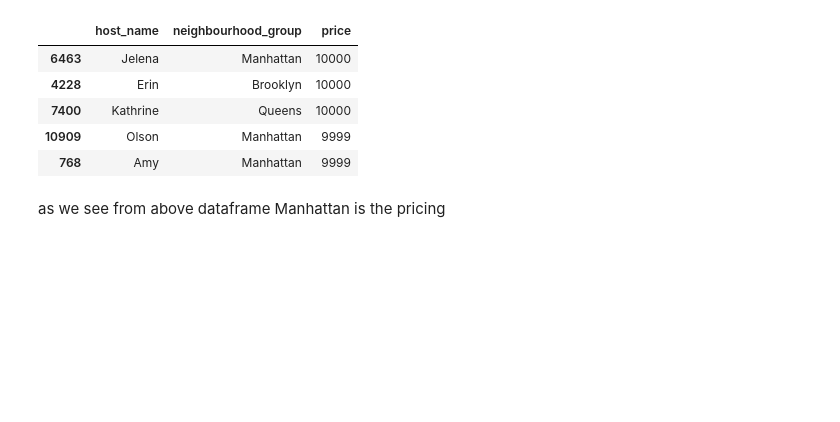
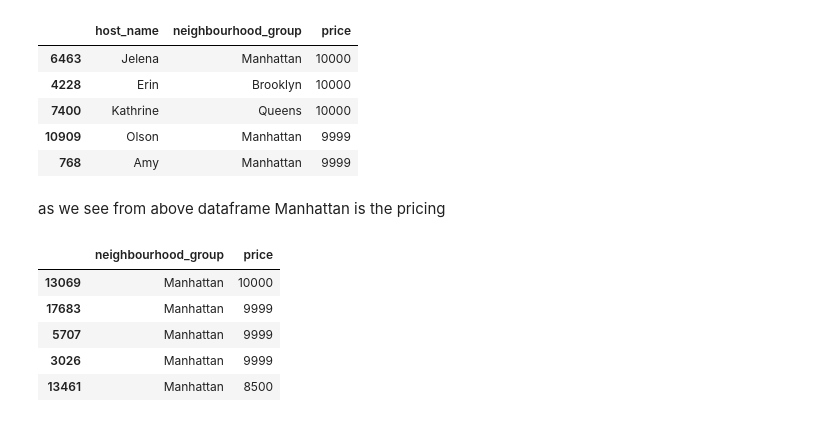
Before and after one commit to likithkumar03/Airbnb-Booking-Analysis, a Jupyter notebook: A_Likith_kumar_Airbnb_Bookings_Analysis_Capstone_Project.ipynb, the cells around one changed output. Cells and saved outputs as stored; diff of their text form; code cells hidden in the pictures; blank space fills up the shorter version.

```diff
--- a/A_Likith_kumar_Airbnb_Bookings_Analysis_Capstone_Project.ipynb
+++ b/A_Likith_kumar_Airbnb_Bookings_Analysis_Capstone_Project.ipynb
@@ -166,0 +156,17 @@ Manhattan
+# %%
+# Extracting info of manhattan from the above table
+Manhattan_data = new_non_null_df[new_non_null_df['neighbourhood_group'] =='Manhattan'].reset_index()
+Manhattan_data.tail(5)
+# %%
+
+#Sorting the prices in Manhattan by neighbourhooh_group
+Manhattan_price = Manhattan_data[['neighbourhood_group','price']].sort_values(by = '',ascending=False)
+Manhattan_price.head(5)
+#Manhattan_price.tail(5)
+# %% [output]
+|  | neighbourhood_group | price |
+| 13069 | Manhattan | 10000 |
+| 17683 | Manhattan | 9999 |
+| 5707 | Manhattan | 9999 |
+| 3026 | Manhattan | 9999 |
+| 13461 | Manhattan | 8500 |
```
Also changed, not shown: parts of 2 cells of this notebook.
